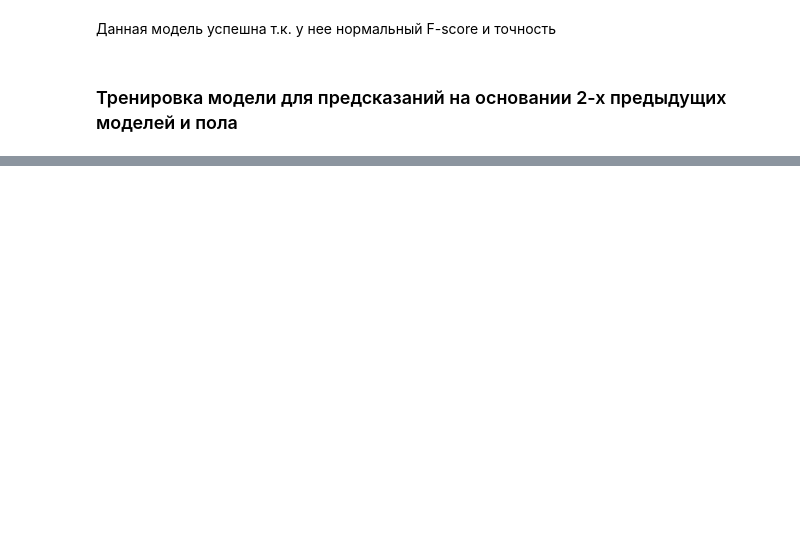
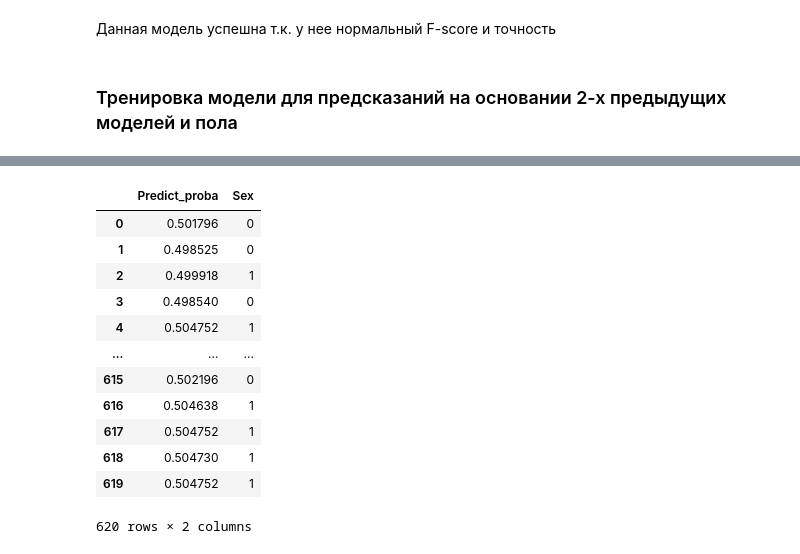
Before and after one commit to VsevolodKozlov-git/kaggle-titanic-competition, a Jupyter notebook: second_try.ipynb, the cells around one changed output, grey strips where cells are left out. Drawn from its saved outputs; the diff is of its cells as text; code cells hidden in the pictures; blank space fills up the shorter version.

Commit message:
added transformer class need to fix train test split order

```diff
--- a/second_try.ipynb
+++ b/second_try.ipynb
@@ -467 +475,47 @@ accuracy: 0.7553191489361702
+# %%
+X = df_model.drop(labels=['Survived'], axis=1)
+y = df_model['Survived']
+data_split = train_test_split(X, y, train_size=0.7)
+for i in range(len(data_split)):
+    data_split[i] = data_split[i].reset_index(drop=True)
+X_train, X_test, y_train, y_test =  data_split
+# %%
+def tranform_X_for_main_estimator(X, estimator_men, estimator_women):
+
+    # Вычисление вероятностей для женщин
+    # copy чтобы подавить сообщение о SettingWithCopyWarning. Аналогично и для мужчин
+    X_women = X[X['Sex'] == 0].copy()
+    X_women.drop(labels=['Sex'], axis=1, inplace=True)
+    predicted_woman = estimator_women.predict_proba(X_women)[:, 0]
+    # Вычисление вероятностей для мужчин
+    X_man = X[X['Sex'] == 1].copy()
+    X_man.drop(labels=['Sex'], axis=1, inplace=True)
+    predicted_man = estimator_men.predict_proba(X_man)[:, 0]
+
+
+    # Запись данных для главного классификатора в DataFrame
+    samples = X.shape[0]
+    X_for_main_estimator = pd.DataFrame(np.empty((samples,2),dtype='int'),columns=['Predict_proba', 'Sex'])
+    X_for_main_estimator['Sex'] = X['Sex']
+    X_for_main_estimator.loc[X['Sex'] == 1, 'Predict_proba'] = predicted_man
+    X_for_main_estimator.loc[X['Sex'] == 0, 'Predict_proba'] = predicted_woman
+
+    return X_for_main_estimator
+
+
+tranform_X_for_main_estimator(X_train, estimator_men, estimator_women)
+# %% [output]
+|  | Predict_proba | Sex |
+| 0 | 0.501796 | 0 |
+| 1 | 0.498525 | 0 |
+| 2 | 0.499918 | 1 |
+| 3 | 0.498540 | 0 |
+| 4 | 0.504752 | 1 |
+| ... | ... | ... |
+| 615 | 0.502196 | 0 |
+| 616 | 0.504638 | 1 |
+| 617 | 0.504752 | 1 |
+| 618 | 0.504730 | 1 |
+| 619 | 0.504752 | 1 |
+620 rows × 2 columns
 # %%
```
Also changed, not shown: parts of 15 cells of this notebook.
